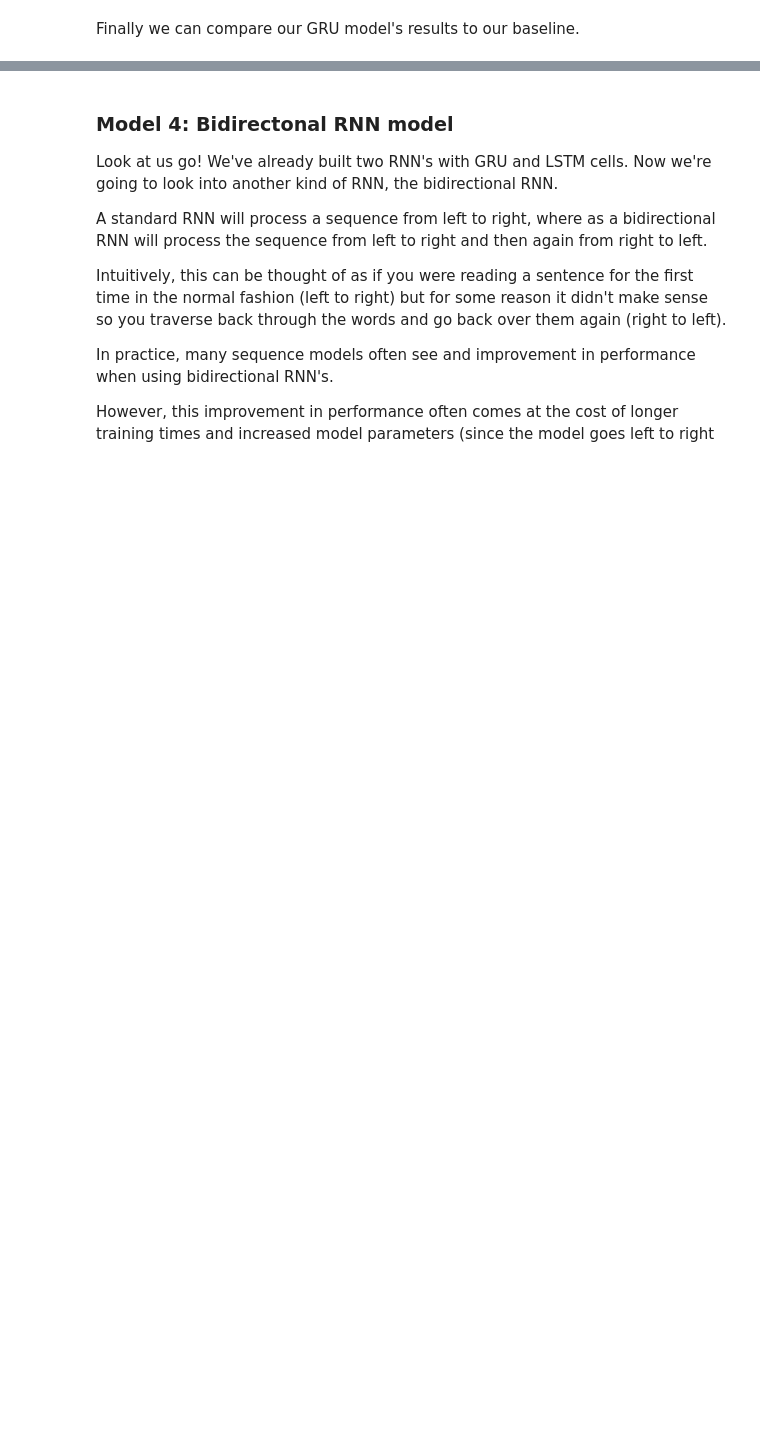
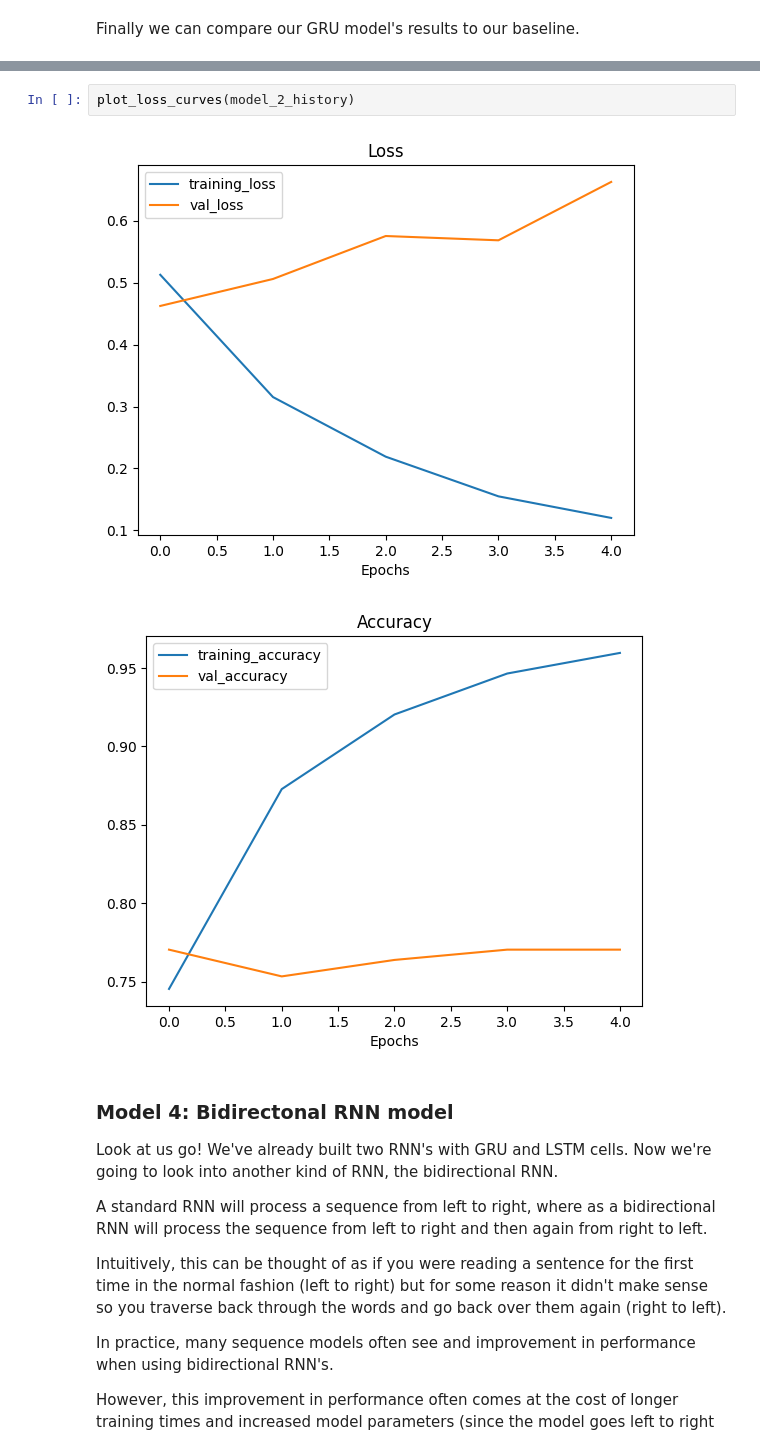
Before and after one commit to Garcialejan/Tensorflow_deep_learning_theory, a Jupyter notebook: Theory_notebooks/08_introduction_to_nlp_in_tensorflow.ipynb, the cells around one changed output, grey strips where cells are left out. Drawn from its saved outputs; the diff is of its cells as text; blank space fills up the shorter version.

```diff
--- a/Theory_notebooks/08_introduction_to_nlp_in_tensorflow.ipynb
+++ b/Theory_notebooks/08_introduction_to_nlp_in_tensorflow.ipynb
@@ -1321,3 +1336,8 @@ Baseline f1: 0.79, New f1: 0.77, Difference: -0.01
+# %%
+plot_loss_curves(model_2_history)
+# %% [output]
+[figure, added]
+[figure, added]
 # %% [markdown]
 ### Model 4: Bidirectonal RNN model
 
```
Also changed, not shown: parts of 41 cells of this notebook, 10 other files.
